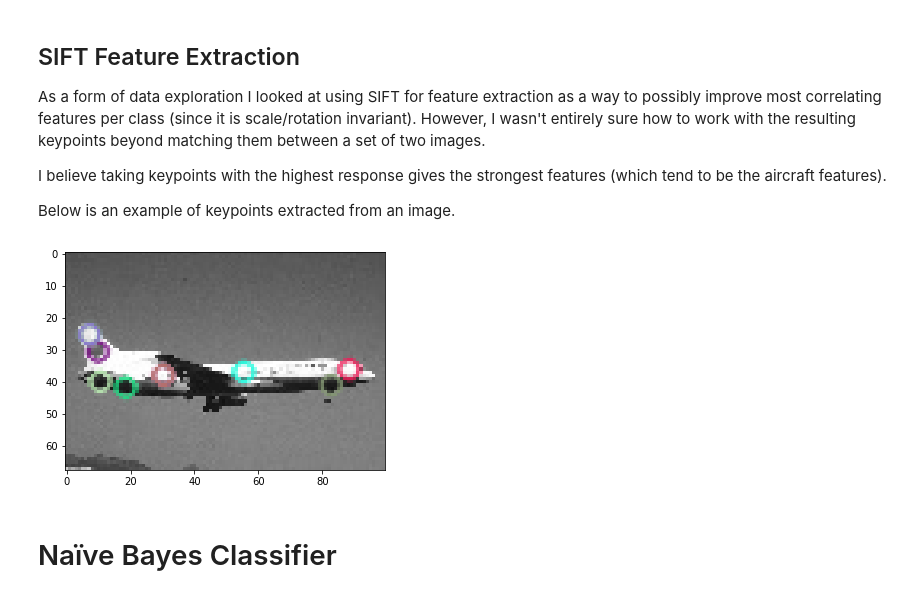
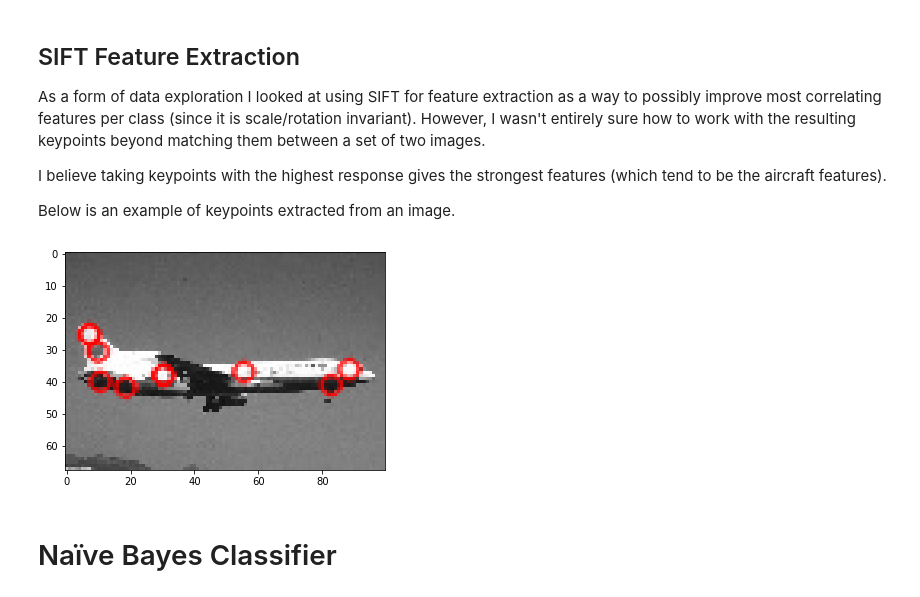
Before and after one commit to kymckay/f21dl-coursework, a Jupyter notebook: km2008_f21dl_cw.ipynb, the cells around one changed output. Saved outputs shown, nothing was run; the diff lists cells and outputs as text; code cells hidden in the pictures.

Commit message:
Set keypoint drawing colour
- This makes the output consistent so git isn't
  constantly tracking changes to it

```diff
--- a/km2008_f21dl_cw.ipynb
+++ b/km2008_f21dl_cw.ipynb
@@ -418,22 +418,22 @@ Below is an example of keypoints extracted from an image.
 # %%
 # Can play with the image and k strongest features here
 def exploreSIFT(cls, index, k):
     img = all_class_imgs[cls][:,:,index]
 
     #sift
     sift = cv2.SIFT_create()
 
     keypoints, _ = sift.detectAndCompute(img,None)
 
     keypoints = sorted(keypoints, key=lambda x:x.response, reverse=True)[:k]
 
     out = np.zeros((1,1))
-    out = cv2.drawKeypoints(img,keypoints,out)
+    out = cv2.drawKeypoints(img,keypoints,out,color=255)
     plt.imshow(out)
     plt.show()
 exploreSIFT('Lockheed', 97, 10)
 # %% [output]
-[figure, old version]
+[figure, new version]
 # %% [markdown]
 # Naïve Bayes Classifier
 # %% [markdown]
```
